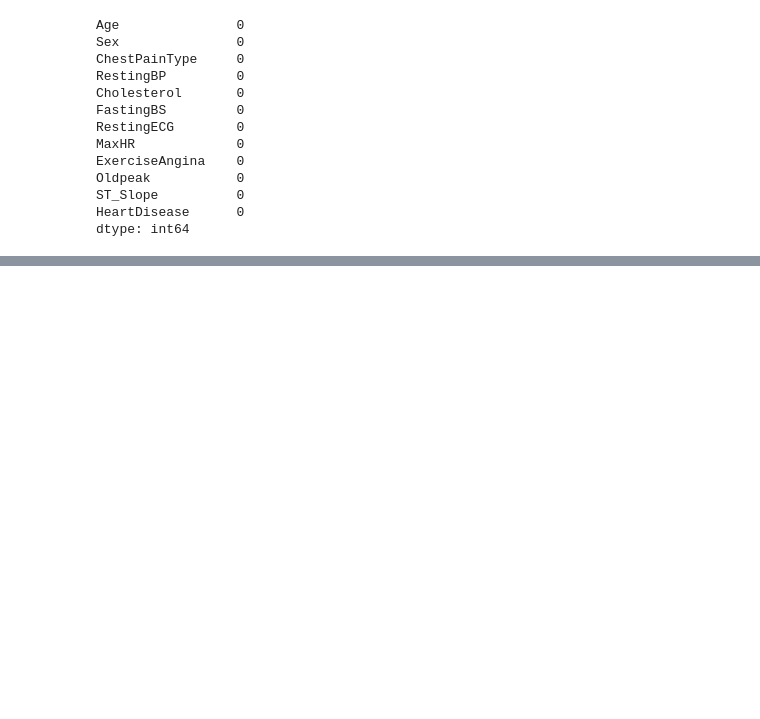
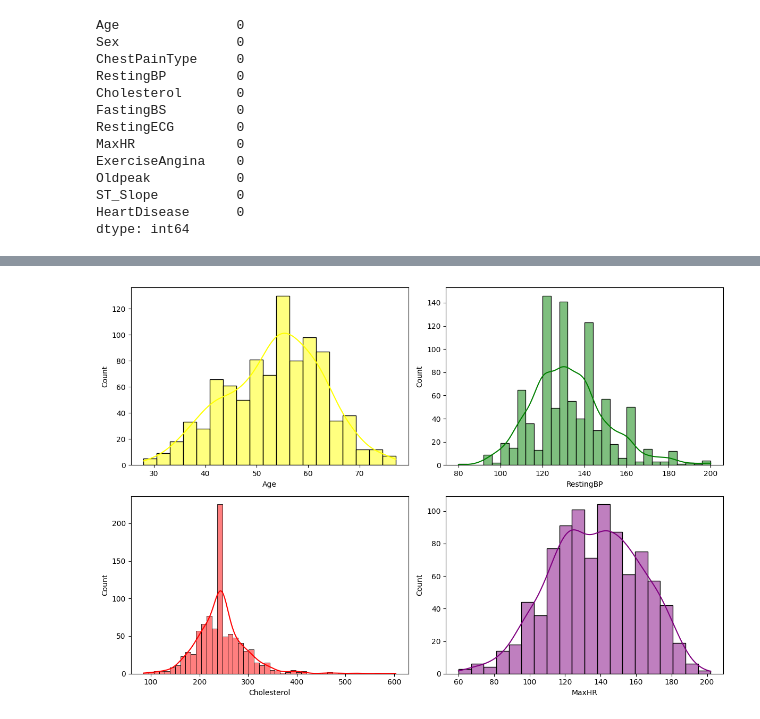
Before and after one commit to Shesher007/Data-Science, a Jupyter notebook: Machine_Learning/Project_2/1.ipynb, the cells around one changed output, grey strips where cells are left out. Saved outputs shown, nothing was run; the diff lists cells and outputs as text; code cells hidden in the pictures; blank space fills up the shorter version.

```diff
--- a/Machine_Learning/Project_2/1.ipynb
+++ b/Machine_Learning/Project_2/1.ipynb
@@ -86,0 +123,3 @@ dtype: int64
+# %%
+ch_mean = ds.loc[ds["Cholesterol"] != 0, "Cholesterol"].mean()
+ch_mean
@@ -86,0 +128,3 @@ dtype: int64
+# %%
+ds["Cholesterol"] = ds["Cholesterol"].replace(0, ch_mean)
+ds["Cholesterol"] = ds["Cholesterol"].round(2)  # Round to 2 decimal places
@@ -86,0 +163,23 @@ dtype: int64
+# %%
+resting_bp_mean = ds.loc[ds["RestingBP"] != 0, "RestingBP"].mean()
+# %%
+ds["RestingBP"] = ds["RestingBP"].replace(0, resting_bp_mean)
+ds["RestingBP"] = ds["RestingBP"].round(2)  # Round to 2 decimal places
+# %%
+fig, axes = plt.subplots(2, 2, figsize=(12, 8))  # Create a 2x2 grid of subplots
+
+sns.histplot(ds["Age"], kde=True, color="yellow", ax=axes[0, 0])
+
+
+sns.histplot(ds["RestingBP"], kde=True, color="green", ax=axes[0, 1])
+
+sns.histplot(ds["Cholesterol"], kde=True, color="red", ax=axes[1, 0])
+
+
+sns.histplot(ds["MaxHR"], kde=True, color="purple", ax=axes[1, 1])
+
+
+plt.tight_layout()
+plt.show()
+# %% [output]
+[figure, added]
```
Also changed, not shown: parts of 6 cells of this notebook.
